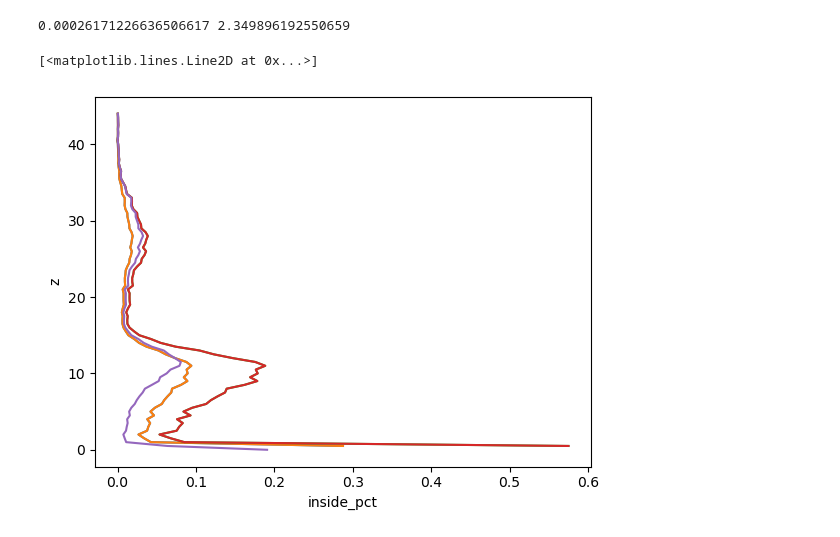
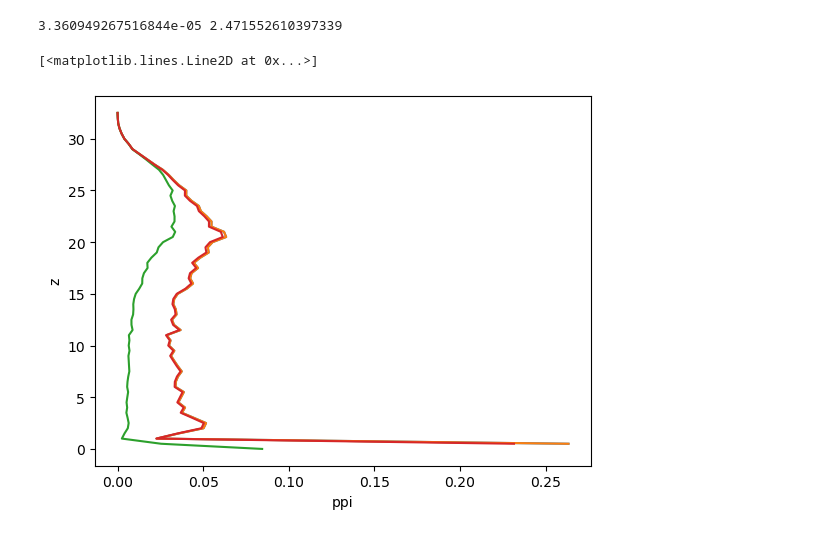
Before and after one commit to jameswesc/masters-thesis, a Jupyter notebook: notebooks/07_plot_metrics.ipynb, the cells around one changed output. Saved outputs shown, nothing was run; the diff lists cells and outputs as text; code cells hidden in the pictures.

```diff
--- a/notebooks/07_plot_metrics.ipynb
+++ b/notebooks/07_plot_metrics.ipynb
@@ -119,7 +119,7 @@ grid_1m_dir.mkdir(parents=True, exist_ok=True)
 # %%
 # client.close()
 # %%
-points = read_plot_lidar("NRO_138_P4")
+points = read_plot_lidar("PPO_O_05_P5")
 x = points['X']
 y = points['Y']
 z = points['Z']
@@ -168,13 +168,14 @@ plot_metrics_merged = xr.concat([
 # %%
 print(plot_metrics_default['vai'].item(), plot_metrics_default['vai_profile'][0].item())
 # %% [output]
-0.00026171226636506617 2.349896192550659
+3.360949267516844e-05 2.471552610397339
 # %%
 plot_metrics_default['vai_slice'].plot(y='z')
 plot_metrics_default['vad'].plot(y='z')
-plot_metrics_default['vad_norm'].plot(y='z')
-(plot_metrics_default['vad'] * 2).plot(y='z')
-(plot_metrics_default['inside_pct'] / 100 * 2).plot(y='z')
+# plot_metrics_default['vad_norm'].plot(y='z')
+# (plot_metrics_default['vad'] * 2).plot(y='z')
+(plot_metrics_default['inside_pct'] / 100).plot(y='z')
+(1 - plot_metrics_default['ppi']).plot(y='z')
 # %% [output]
 [<matplotlib.lines.Line2D at 0x...>]
-[figure, old version]
+[figure, new version]
```
Also changed, not shown: 1 other file.
